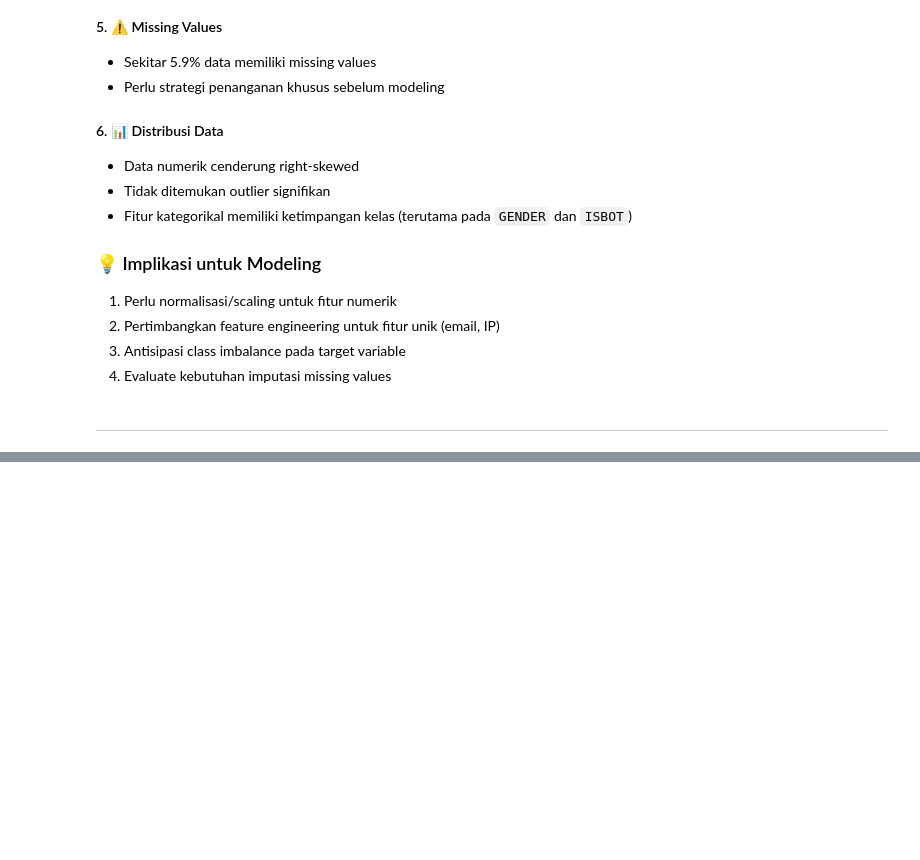
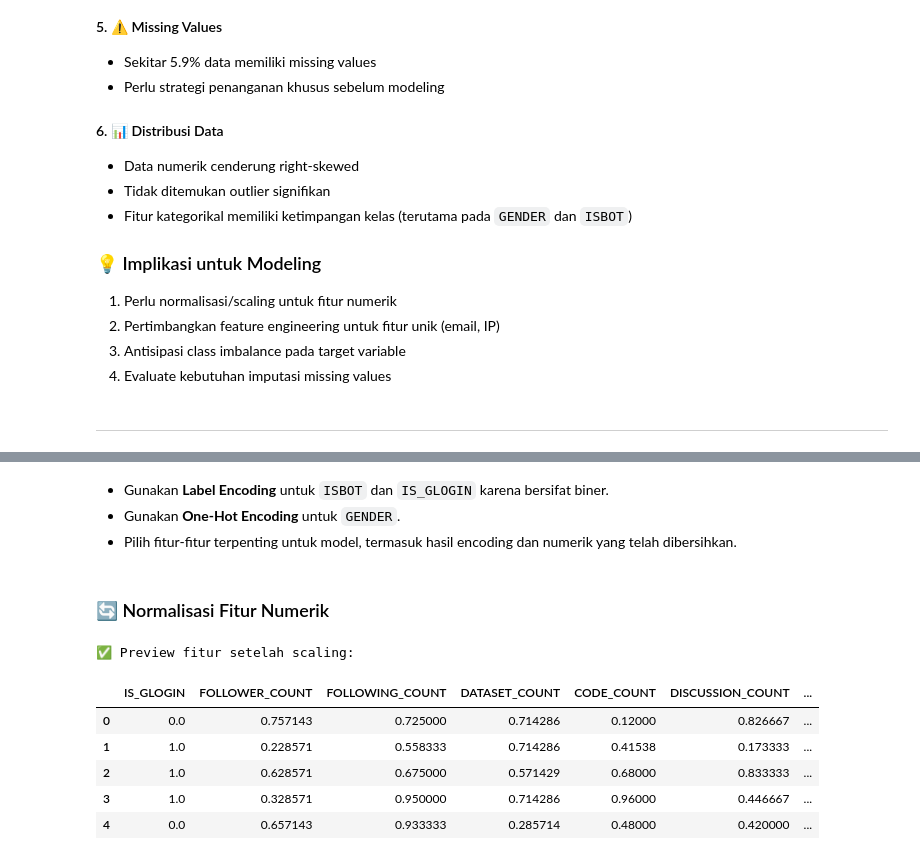
Before and after one commit to Hidayattt24/UTS-PRAKTIKUM-ML, a Jupyter notebook: notebook.ipynb, the cells around one changed output, grey strips where cells are left out. Cells and saved outputs as stored; diff of their text form; code cells hidden in the pictures; blank space fills up the shorter version.

```diff
--- a/notebook.ipynb
+++ b/notebook.ipynb
@@ -471,14 +425,0 @@ dtype: int64
-# %%
-# 🧹 Handling Remaining Missing Values
-
-# 1️⃣ Drop kolom yang tidak diperlukan
-columns_to_drop = ['Unnamed: 0', 'NAME', 'EMAIL_ID', 'REGISTRATION_IPV4']
-df = df.drop(columns=columns_to_drop)
-
-# 2️⃣ Handle missing values pada ISBOT (target variable)
-mode_isbot = df['ISBOT'].mode()[0]
-df['ISBOT'].fillna(mode_isbot, inplace=True)
-
-# 3️⃣ Verifikasi final
-print("\n🔍 Missing Values After Complete Handling:")
-print(df.isnull().sum())
@@ -544,0 +554,29 @@ df.head()
+# %% [markdown]
+- Gunakan **Label Encoding** untuk `ISBOT` dan `IS_GLOGIN` karena bersifat biner.
+- Gunakan **One-Hot Encoding** untuk `GENDER`.
+- Pilih fitur-fitur terpenting untuk model, termasuk hasil encoding dan numerik yang telah dibersihkan.
+# %% [markdown]
+### 🔄 Normalisasi Fitur Numerik
+# %%
+# 🎯 Misalkan kita pisahkan dulu fitur dan target
+X = df.drop(columns=['ISBOT'])  # Semua fitur
+y = df['ISBOT']                 # Target
+
+# 🔄 Scaling semua fitur numerik (termasuk hasil encoding) dengan MinMaxScaler
+scaler = MinMaxScaler()
+X_scaled = scaler.fit_transform(X)
+
+# 🎯 Konversi kembali ke DataFrame agar mudah dibaca
+X = pd.DataFrame(X_scaled, columns=X.columns)
+
+# 🔍 Cek hasil scaling
+print("\n✅ Preview fitur setelah scaling:")
+X.head()
+# %% [output]
+✅ Preview fitur setelah scaling:
+|  | IS_GLOGIN | FOLLOWER_COUNT | FOLLOWING_COUNT | DATASET_COUNT | CODE_COUNT | DISCUSSION_COUNT | ... |
+| 0 | 0.0 | 0.757143 | 0.725000 | 0.714286 | 0.12000 | 0.826667 | ... |
+| 1 | 1.0 | 0.228571 | 0.558333 | 0.714286 | 0.41538 | 0.173333 | ... |
+| 2 | 1.0 | 0.628571 | 0.675000 | 0.571429 | 0.68000 | 0.833333 | ... |
+| 3 | 1.0 | 0.328571 | 0.950000 | 0.714286 | 0.96000 | 0.446667 | ... |
+| 4 | 0.0 | 0.657143 | 0.933333 | 0.285714 | 0.48000 | 0.420000 | ... |
```
Also changed, not shown: parts of 19 cells of this notebook.
